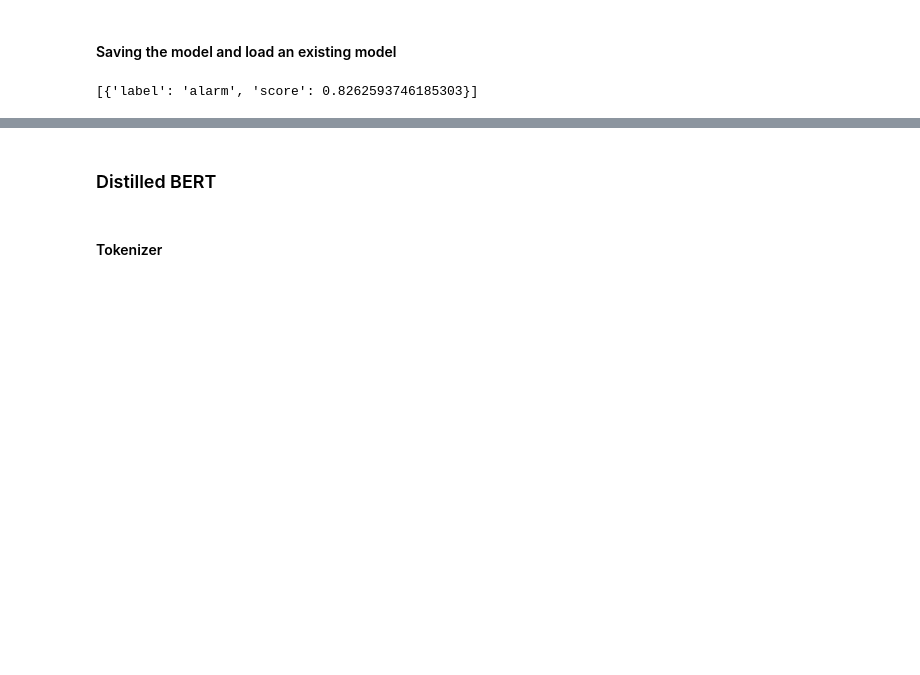
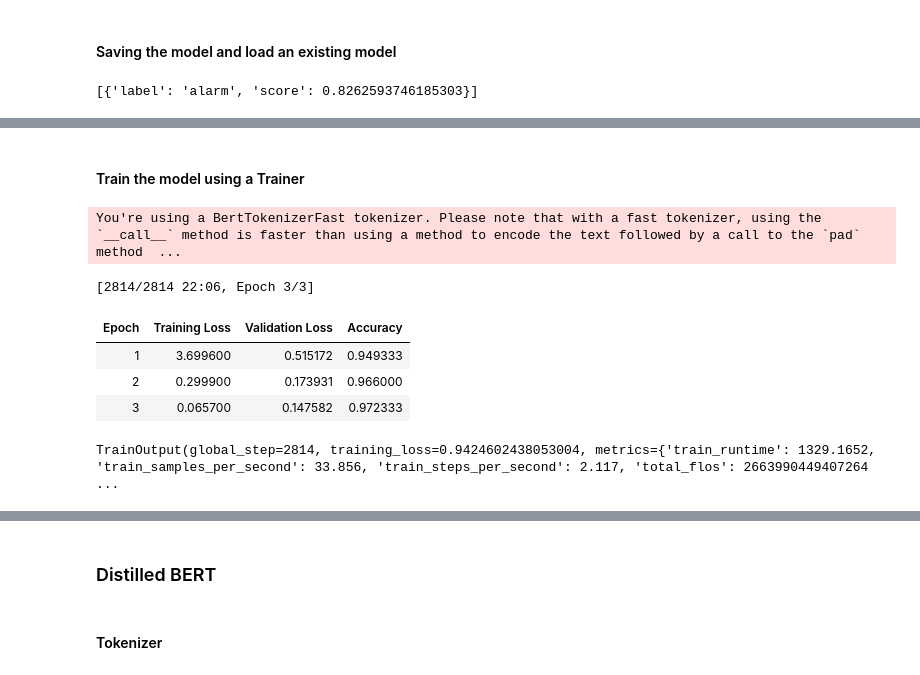
Before and after one commit to FilippoComastri/Intent-Class-and-OOS-Prediction, a Jupyter notebook: ass2/assignment_2.ipynb, the cells around one changed output, grey strips where cells are left out. Saved outputs shown, nothing was run; the diff lists cells and outputs as text; code cells hidden in the pictures; blank space fills up the shorter version.

```diff
--- a/ass2/assignment_2.ipynb
+++ b/ass2/assignment_2.ipynb
@@ -253,0 +283,4 @@ pipe('set the alarm at 5 o clock')
+# %%
+num_labels = 150 if not oos else 151
+# %%
+model = AutoModelForSequenceClassification.from_pretrained(model_name, num_labels=num_labels, id2label = label_mapping)
@@ -253,0 +293,46 @@ pipe('set the alarm at 5 o clock')
+# %% [markdown]
+#### Train the model using a Trainer
+# %%
+metric = load_metric("accuracy")
+
+# TODO compute different metrics
+def compute_metrics(eval_pred):
+    logits, labels = eval_pred
+    predictions = np.argmax(logits, axis=-1)
+    return metric.compute(predictions=predictions, references=labels)
+
+# TODO hyperparameters tuning
+training_args = TrainingArguments(
+    output_dir="./results",
+    learning_rate=2e-5,
+    per_device_train_batch_size=16,
+    per_device_eval_batch_size=16,
+    num_train_epochs=3,
+    weight_decay=0.01,
+    evaluation_strategy="epoch", # run validation at the end of each epoch
+    save_strategy="epoch",
+    load_best_model_at_end=True,
+)
+
+data_collator = DataCollatorWithPadding(tokenizer=tokenizer)
+
+trainer = Trainer(
+    model=model,
+    args=training_args,
+    train_dataset=tokenized_dataset["train"],
+    eval_dataset=tokenized_dataset["validation"],
+    tokenizer=tokenizer,
+    data_collator=data_collator,
+    compute_metrics=compute_metrics
+)
+# %%
+# Using a GPU on GoogleColab it will takes 22 min
+trainer.train()
+# %% [output]
+You're using a BertTokenizerFast tokenizer. Please note that with a fast tokenizer, using the `__call__` method is faster than using a method to encode the text followed by a call to the `pad` method  ...
+[2814/2814 22:06, Epoch 3/3]
+| Epoch | Training Loss | Validation Loss | Accuracy |
+| 1 | 3.699600 | 0.515172 | 0.949333 |
+| 2 | 0.299900 | 0.173931 | 0.966000 |
+| 3 | 0.065700 | 0.147582 | 0.972333 |
+TrainOutput(global_step=2814, training_loss=0.9424602438053004, metrics={'train_runtime': 1329.1652, 'train_samples_per_second': 33.856, 'train_steps_per_second': 2.117, 'total_flos': 2663990449407264 ...
```
Also changed, not shown: parts of 83 cells of this notebook.
